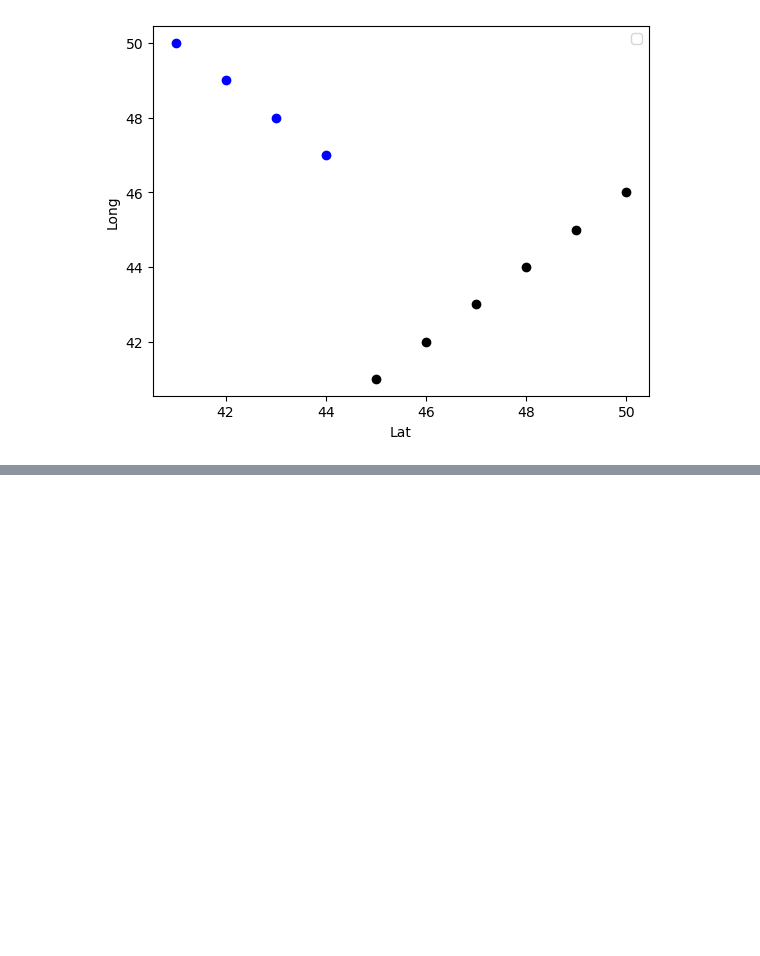
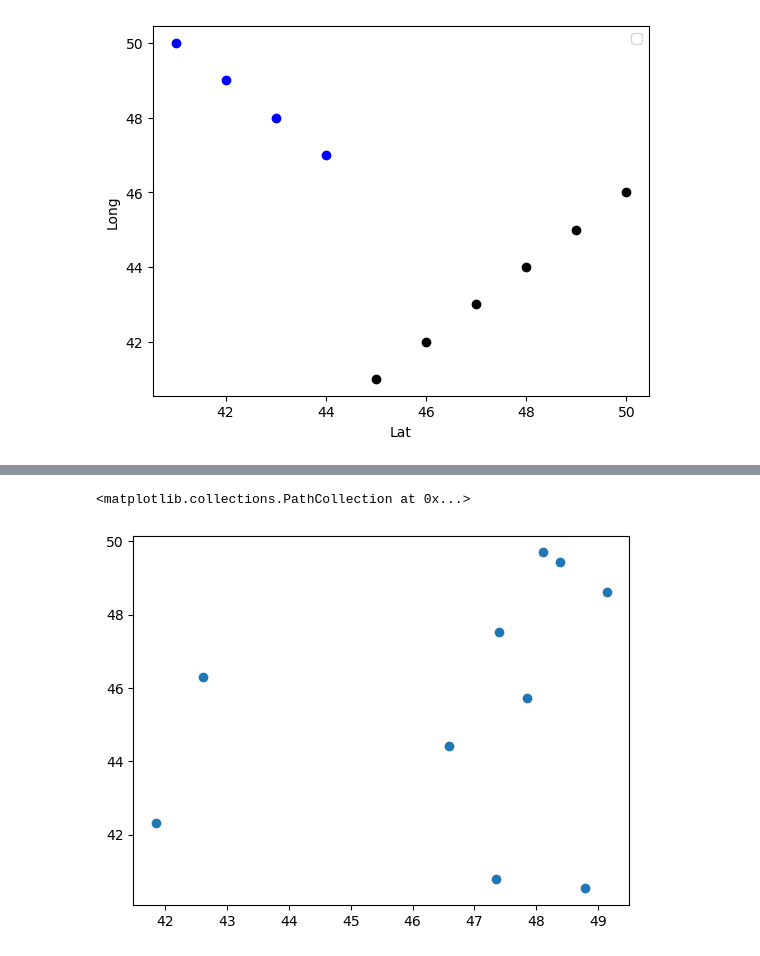
Before and after one commit to achyuthparth/2023Internship, a Jupyter notebook: geocodeLearn.ipynb, the cells around one changed output, grey strips where cells are left out. Drawn from its saved outputs; the diff is of its cells as text; code cells hidden in the pictures; blank space fills up the shorter version.

```diff
--- a/geocodeLearn.ipynb
+++ b/geocodeLearn.ipynb
@@ -425,3 +435,7 @@ plt.legend()
 No artists with labels found to put in legend.  Note that artists whose label start with an underscore are ignored when legend() is called with no argument.
 <matplotlib.legend.Legend at 0x...>
 [figure]
+# %%
+path2 = r"C:\Users\achyu\git\2023Internship\sample.csv"
+df = pd.read_csv(path2)
+df.head()
@@ -427,0 +449,5 @@ No artists with labels found to put in legend.  Note that artists whose label st
+# %%
+plt.scatter(df["Latitude"], df["Longitude"])
+# %% [output]
+<matplotlib.collections.PathCollection at 0x...>
+[figure, added]
```
Also changed, not shown: parts of 8 cells of this notebook, 1 other file.
